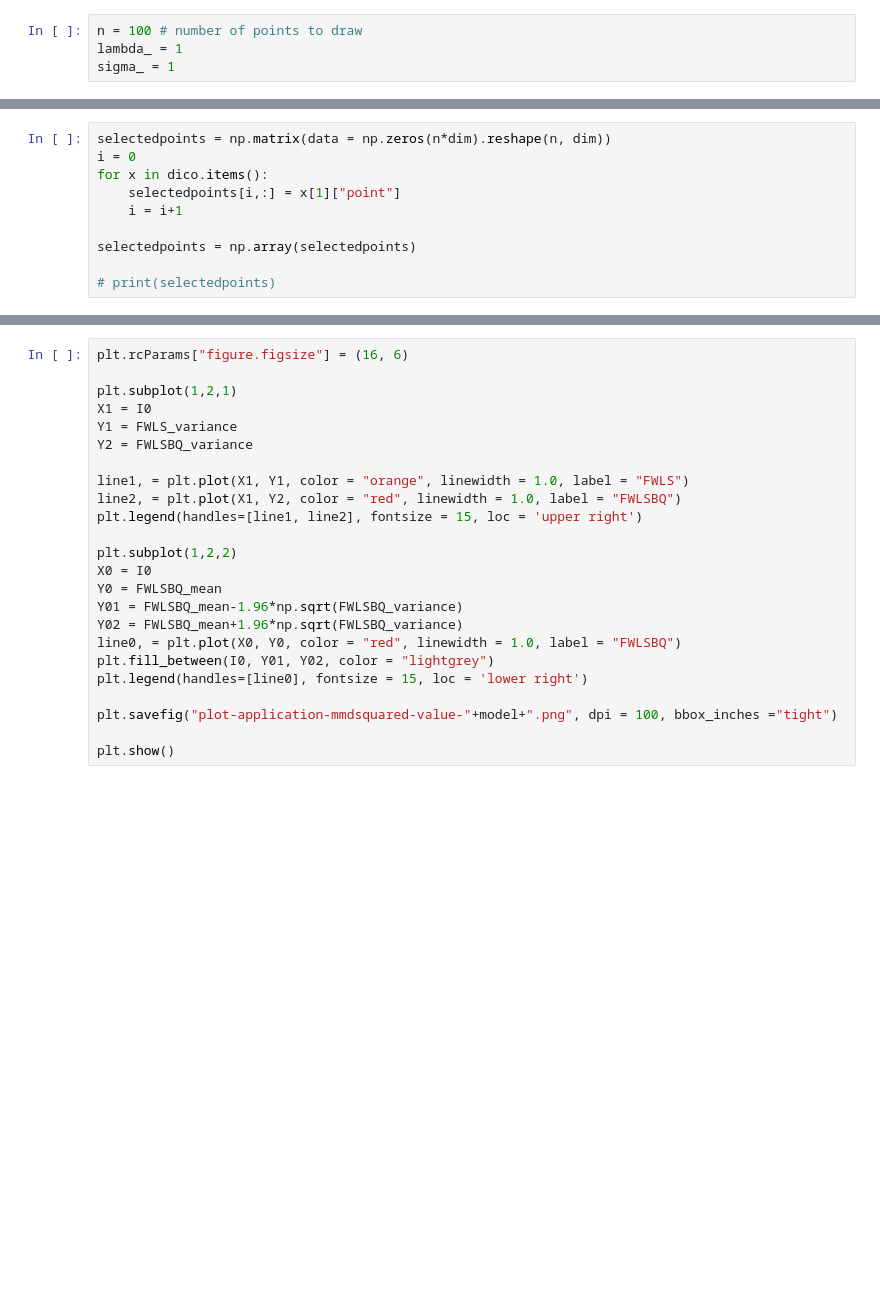
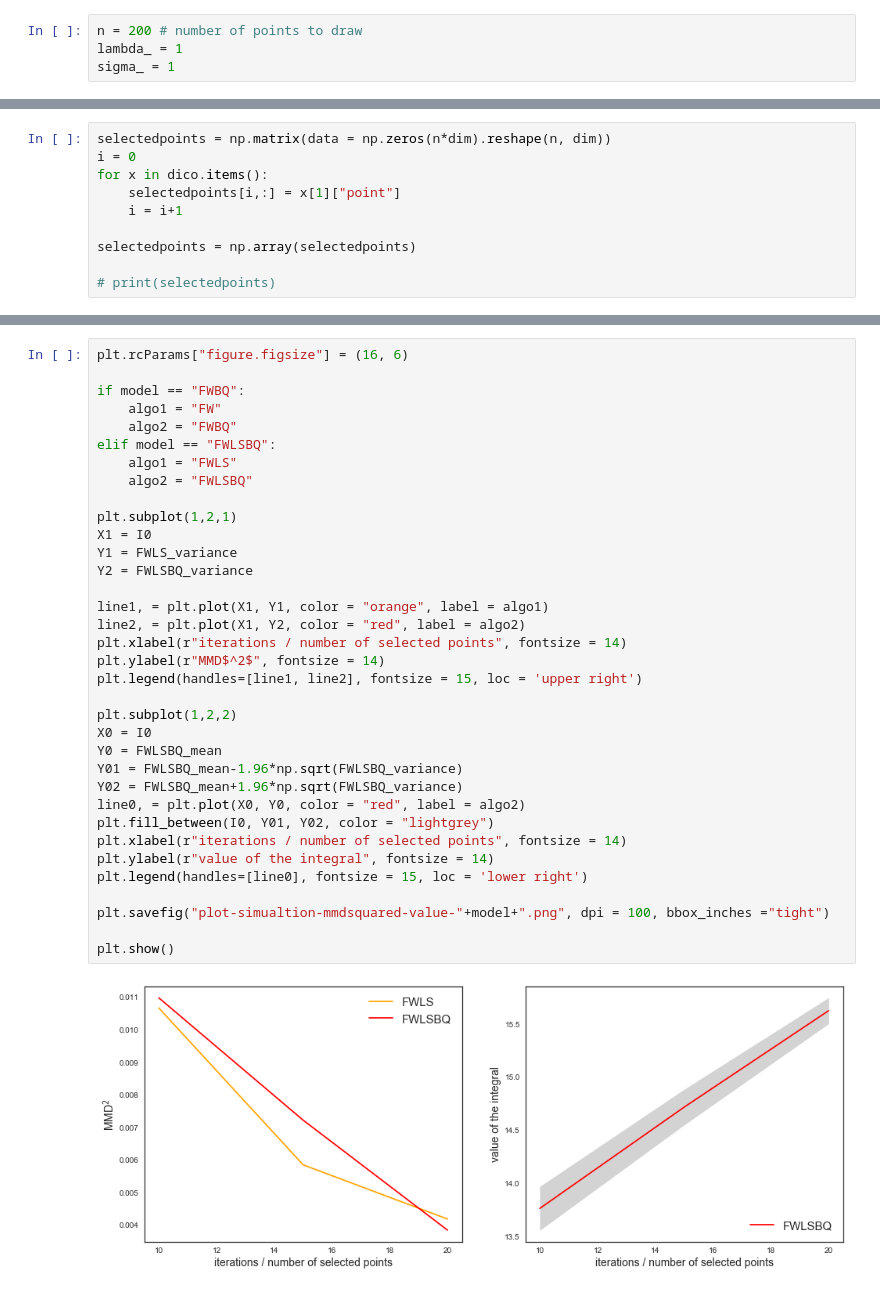
Before and after one commit to ncloarec/FWBQ_project, a Jupyter notebook: notebooks/FrankWolfeBayesianQuadrature-Application.ipynb, the cells around one changed output, grey strips where cells are left out. Drawn from its saved outputs; the diff is of its cells as text; blank space fills up the shorter version.

```diff
--- a/notebooks/FrankWolfeBayesianQuadrature-Application.ipynb
+++ b/notebooks/FrankWolfeBayesianQuadrature-Application.ipynb
@@ -201,7 +275,7 @@ print("Monte Carlo integration : ", sum(I)/len(I))
 # %% [markdown]
 ## Frank-Wolfe Least Squares Bayesian Quadrature integration
 # %%
-n = 100 # number of points to draw
+n = 200 # number of points to draw
 lambda_ = 1
 sigma_ = 1
 # %%
@@ -484,24 +582,37 @@ for i in index:
 # %%
 plt.rcParams["figure.figsize"] = (16, 6)
+
+if model == "FWBQ":
+    algo1 = "FW"
+    algo2 = "FWBQ"
+elif model == "FWLSBQ":
+    algo1 = "FWLS"
+    algo2 = "FWLSBQ"
 
 plt.subplot(1,2,1)
 X1 = I0
 Y1 = FWLS_variance
 Y2 = FWLSBQ_variance
 
-line1, = plt.plot(X1, Y1, color = "orange", linewidth = 1.0, label = "FWLS")
-line2, = plt.plot(X1, Y2, color = "red", linewidth = 1.0, label = "FWLSBQ")
+line1, = plt.plot(X1, Y1, color = "orange", label = algo1)
+line2, = plt.plot(X1, Y2, color = "red", label = algo2)
+plt.xlabel(r"iterations / number of selected points", fontsize = 14)
+plt.ylabel(r"MMD$^2$", fontsize = 14)
 plt.legend(handles=[line1, line2], fontsize = 15, loc = 'upper right')
 
 plt.subplot(1,2,2)
 X0 = I0
 Y0 = FWLSBQ_mean
 Y01 = FWLSBQ_mean-1.96*np.sqrt(FWLSBQ_variance)
 Y02 = FWLSBQ_mean+1.96*np.sqrt(FWLSBQ_variance)
-line0, = plt.plot(X0, Y0, color = "red", linewidth = 1.0, label = "FWLSBQ")
+line0, = plt.plot(X0, Y0, color = "red", label = algo2)
 plt.fill_between(I0, Y01, Y02, color = "lightgrey")
+plt.xlabel(r"iterations / number of selected points", fontsize = 14)
+plt.ylabel(r"value of the integral", fontsize = 14)
 plt.legend(handles=[line0], fontsize = 15, loc = 'lower right')
 
-plt.savefig("plot-application-mmdsquared-value-"+model+".png", dpi = 100, bbox_inches ="tight")
+plt.savefig("plot-simualtion-mmdsquared-value-"+model+".png", dpi = 100, bbox_inches ="tight")
 
 plt.show()
+# %% [output]
+[figure, added]
```
Also changed, not shown: parts of 18 cells of this notebook.
